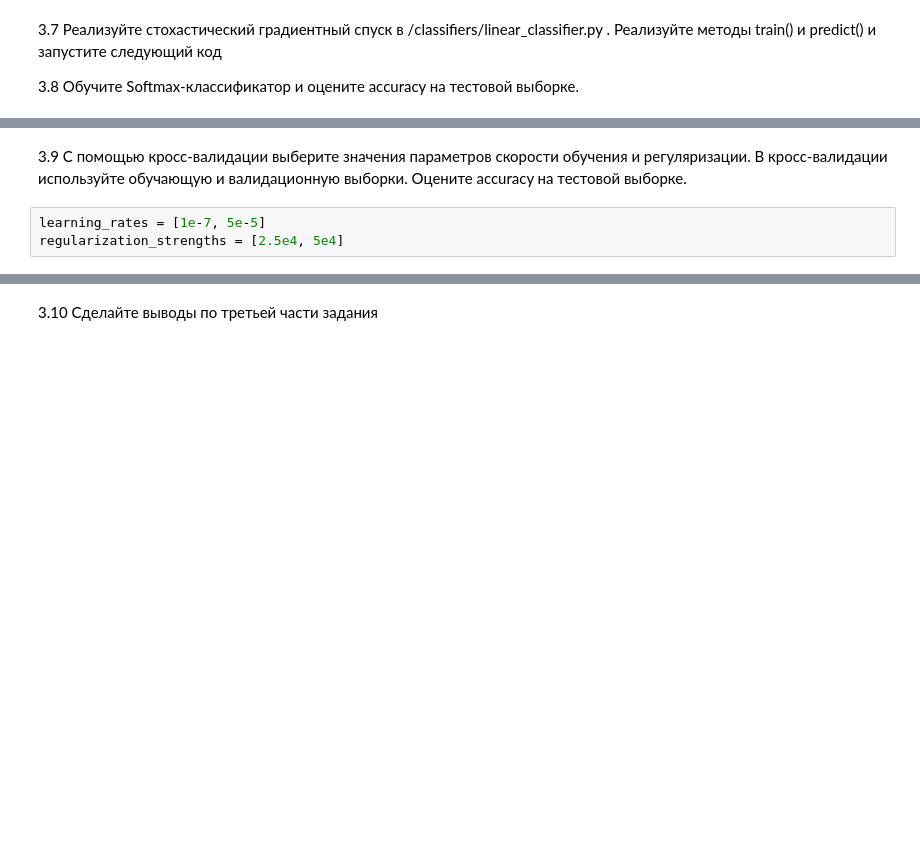
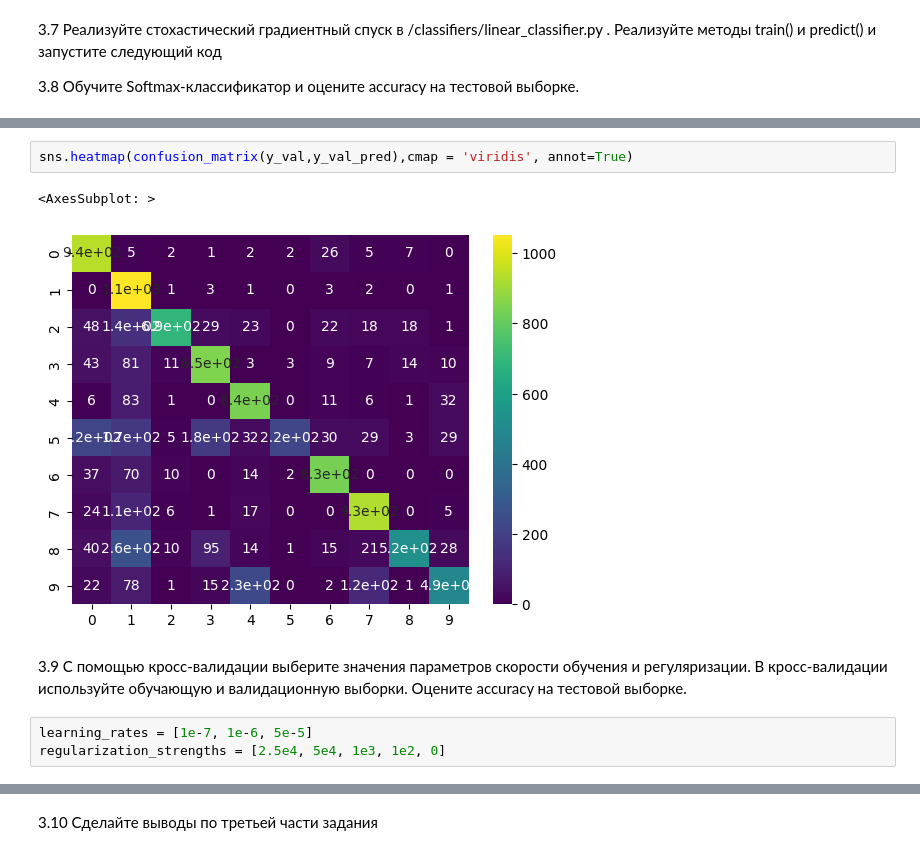
Before and after one commit to EgorErmk/DL_Course_SamU, a Jupyter notebook: lab_1-2/assignment1.ipynb, the cells around one changed output, grey strips where cells are left out. Saved outputs shown, nothing was run; the diff lists cells and outputs as text; blank space fills up the shorter version.

```diff
--- a/lab_1-2/assignment1.ipynb
+++ b/lab_1-2/assignment1.ipynb
@@ -360,5 +427,10 @@ print('Gradient difference: %f' % grad_difference)
+# %%
+sns.heatmap(confusion_matrix(y_val,y_val_pred),cmap = 'viridis', annot=True)
+# %% [output]
+<AxesSubplot: >
+[figure, added]
 # %% [markdown]
 3.9 С помощью кросс-валидации выберите значения параметров скорости обучения и регуляризации. В кросс-валидации используйте обучающую и валидационную выборки. Оцените accuracy на тестовой выборке.
 # %%
-learning_rates = [1e-7, 5e-5]
-regularization_strengths = [2.5e4, 5e4]
+learning_rates = [1e-7, 1e-6, 5e-5]
+regularization_strengths = [2.5e4, 5e4, 1e3, 1e2, 0]
```
Also changed, not shown: parts of 16 cells of this notebook, 3 other files.
